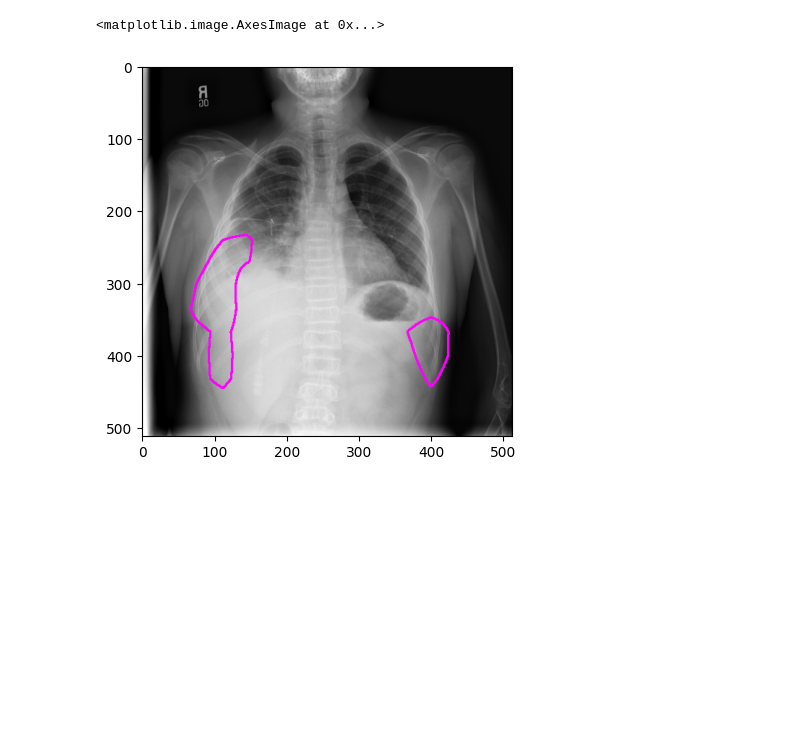
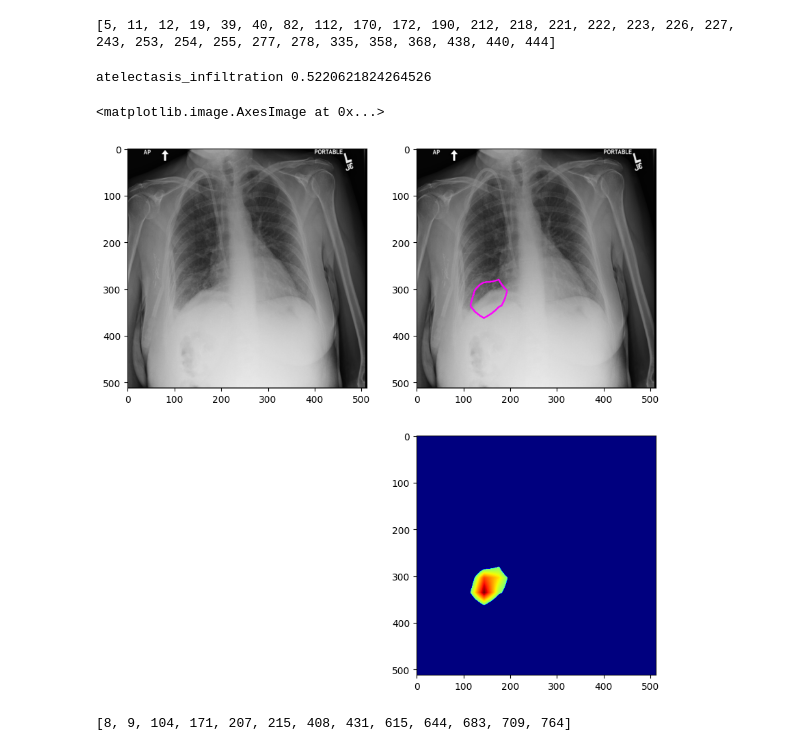
Before and after one commit to LEEMOARE/GOAT_41, a Jupyter notebook: examples/infer-02.ipynb, the cells around one changed output. Cells and saved outputs as stored; diff of their text form; code cells hidden in the pictures; blank space fills up the shorter version.

```diff
--- a/examples/infer-02.ipynb
+++ b/examples/infer-02.ipynb
@@ -55,10 +63,25 @@ for contour in contours:
-# %%
-# 원본 이미지에 컨투어 경계 그리기
-
-origin = dummy[0]
-# origin = cv2.cvtColor(origin, cv2.COLOR_GRAY2RGB)
-cv2.drawContours(origin, filtered_contours, -1, (255, 0, 255), 2)
-plt.imshow(origin)
-# %% [output]
-<matplotlib.image.AxesImage at 0x...>
-[figure, removed]
+# %%
+print(idxs_atel[:30])
+model_atel = PleuralEffusion(weights='../resnet50_3.pth', device=0)
+# %% [output]
+[5, 11, 12, 19, 39, 40, 82, 112, 170, 172, 190, 212, 218, 221, 222, 223, 226, 227, 243, 253, 254, 255, 277, 278, 335, 358, 368, 438, 440, 444]
+# %%
+idx = 39
+output = model_atel.run(nihset[idx]['path'])
+print(nihset[idx]['label_name'], output['probabilty'])
+plt.figure(figsize=(10,10))
+plt.subplot(2,2,1)
+plt.imshow(output['image'])
+plt.subplot(2,2,2)
+plt.imshow(output['overlay_image'], cmap='jet')
+plt.subplot(2,2,4)
+plt.imshow(output['processed_activation_map'], cmap='jet')
+# %% [output]
+atelectasis_infiltration 0.5220621824264526
+<matplotlib.image.AxesImage at 0x...>
+[figure, added]
+# %%
+print(idxs_card[:20]) # cardiomegaly, 10
+model_card = PleuralEffusion(weights='../resnet50_10.pth', device=0, threshold=0.4)
+# %% [output]
+[8, 9, 104, 171, 207, 215, 408, 431, 615, 644, 683, 709, 764]
```
Also changed, not shown: parts of 15 cells of this notebook, 3 other files.
